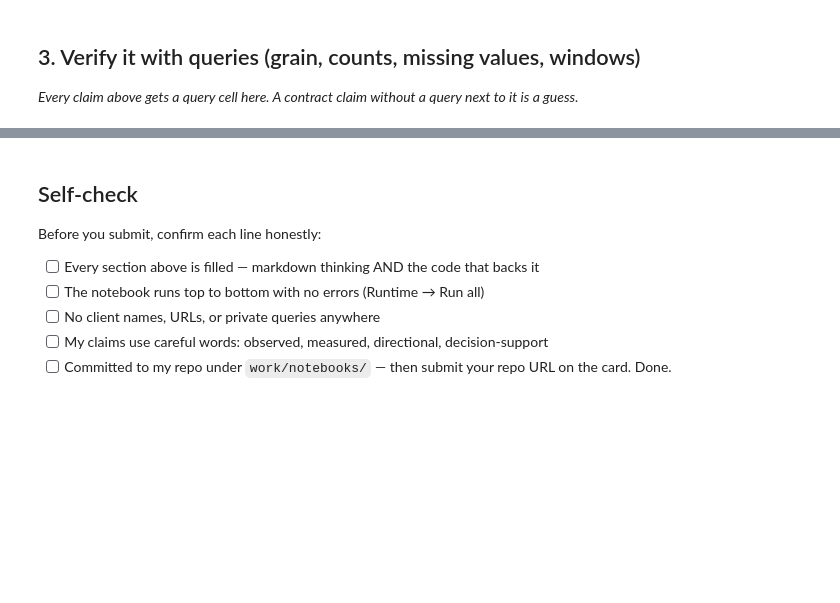
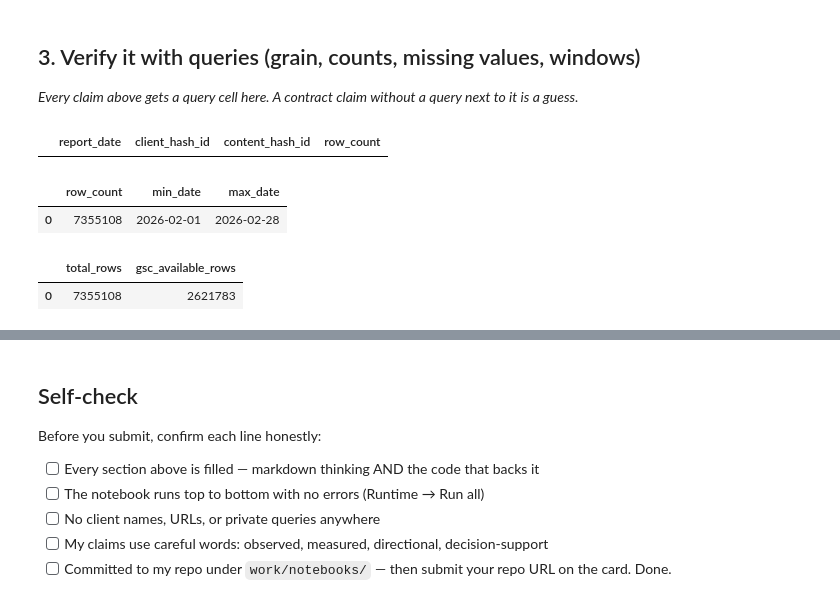
Before and after one commit to AliMahmoud67/FlyRank_Starter, a Jupyter notebook: work/notebooks/w03_data_contract.ipynb, the cells around one changed output, grey strips where cells are left out. Cells and saved outputs as stored; diff of their text form; code cells hidden in the pictures; blank space fills up the shorter version.

```diff
--- a/work/notebooks/w03_data_contract.ipynb
+++ b/work/notebooks/w03_data_contract.ipynb
@@ -27,3 +106,37 @@ This skeleton is yours to fill. Work the sections **in order** — each one has
 # %%
 # This cell is for CODE (numbers, a query, a check).
 # Write your text answer in the cell ABOVE this one — typing sentences here breaks Run All.
+con.execute(f"""
+    SELECT
+        report_date,
+        client_hash_id,
+        content_hash_id,
+        COUNT(*) AS row_count
+    FROM {FEB}
+    GROUP BY 1, 2, 3
+    HAVING COUNT(*) > 1
+    LIMIT 5
+""").df()
+# %% [output]
+|  | report_date | client_hash_id | content_hash_id | row_count |
+# %%
+con.execute(f"""
+    SELECT
+        COUNT(*) AS row_count,
+        MIN(report_date) AS min_date,
+        MAX(report_date) AS max_date
+    FROM {FEB}
+""").df()
+# %% [output]
+|  | row_count | min_date | max_date |
+| 0 | 7355108 | 2026-02-01 | 2026-02-28 |
+# %%
+con.execute(f"""
+    SELECT
+        COUNT(*) AS total_rows,
+        COUNT(*) FILTER (WHERE gsc_data_available IS TRUE) AS gsc_available_rows
+    FROM {FEB}
+""").df()
+# %% [output]
+|  | total_rows | gsc_available_rows |
+| 0 | 7355108 | 2621783 |
```
Also changed, not shown: parts of 12 cells of this notebook.
